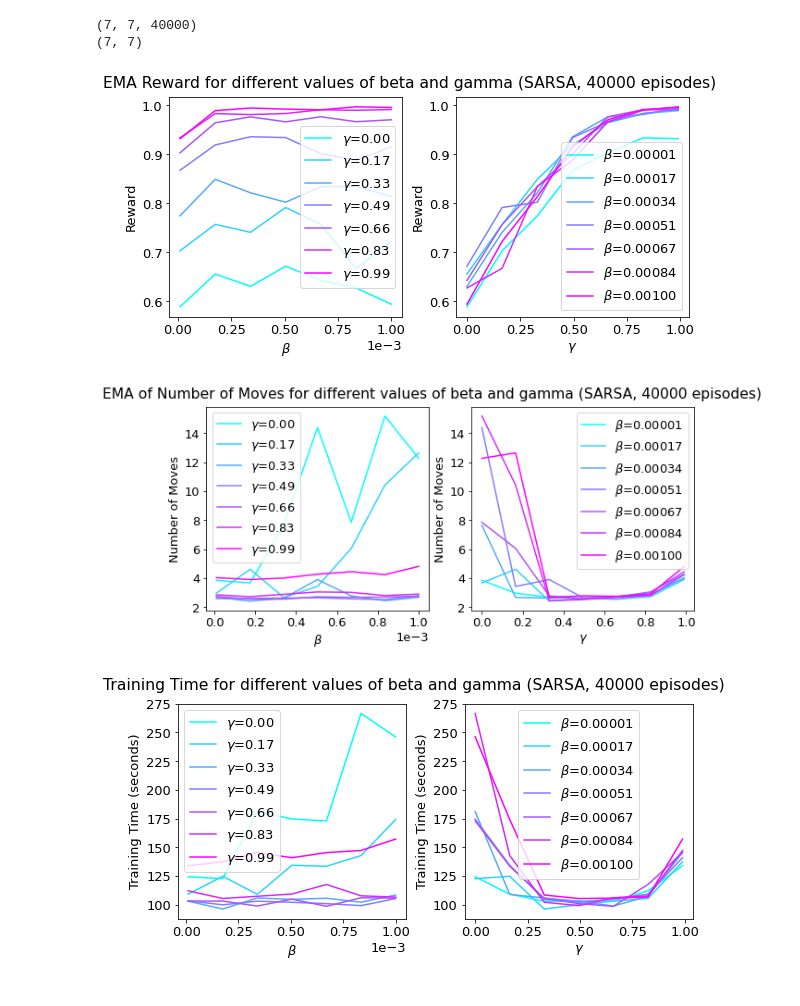
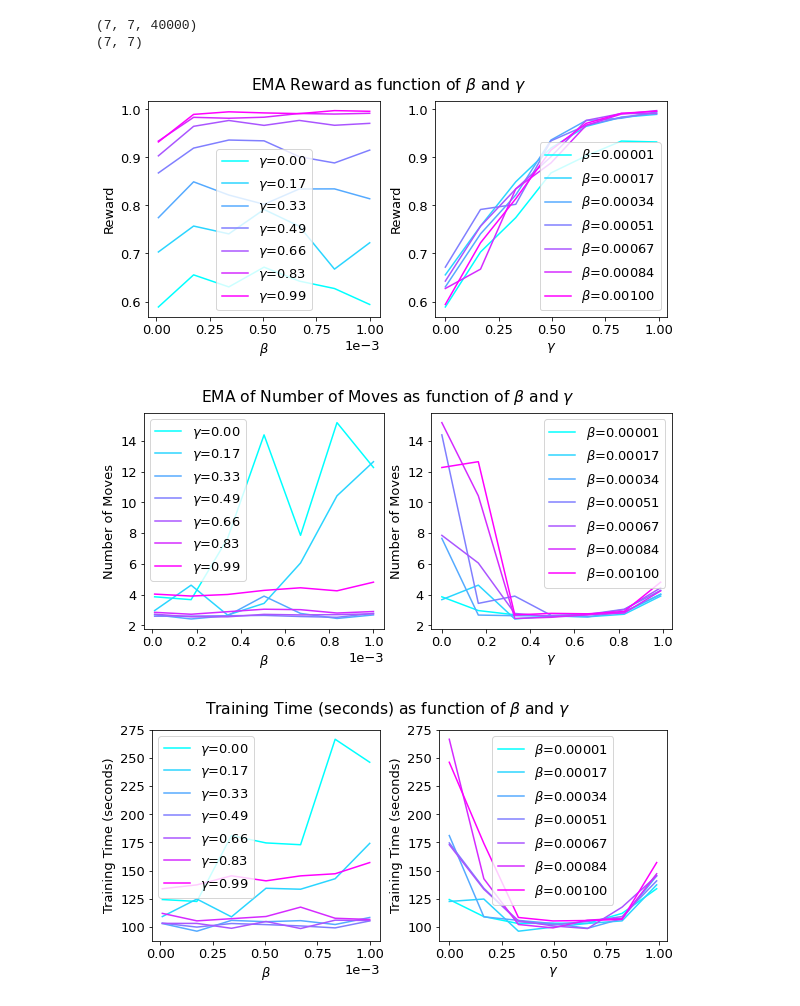
Before and after one commit to TwoDigitsOneNumber/IntroRL_ChessAssignment, a Jupyter notebook: assignment/code/Assignment_Hyperparameter_Influence.ipynb, the cells around one changed output. Cells and saved outputs as stored; diff of their text form; code cells hidden in the pictures.

```diff
--- a/assignment/code/Assignment_Hyperparameter_Influence.ipynb
+++ b/assignment/code/Assignment_Hyperparameter_Influence.ipynb
@@ -240,14 +240,14 @@ def plot_summary(array, y_axis_name, title, prepare=False):
     fig.suptitle(title)
     plt.savefig(f"../figures/{method}_{y_axis_name}.png")
 # %%
-plot_summary(R, "Reward", f"EMA Reward for different values of beta and gamma ({printable_name(method)}, {N_episodes} episodes)", prepare=True)
+plot_summary(R, "Reward", fr"EMA Reward as function of $\beta$ and $\gamma$", prepare=True)
 # %% [output]
-[figure, old version]
+[figure, new version]
 # %%
-plot_summary(N_moves, "Number of Moves", f"EMA of Number of Moves for different values of beta and gamma ({printable_name(method)}, {N_episodes} episodes)", prepare=True)
+plot_summary(N_moves, "Number of Moves", fr"EMA of Number of Moves as function of $\beta$ and $\gamma$", prepare=True)
 # %% [output]
-[figure, old version]
+[figure, new version]
 # %%
-plot_summary(training_times, "Training Time (seconds)", f"Training Time for different values of beta and gamma ({printable_name(method)}, {N_episodes} episodes)", prepare=False)
+plot_summary(training_times, "Training Time (seconds)", fr"Training Time (seconds) as function of $\beta$ and $\gamma$", prepare=False)
 # %% [output]
-[figure, old version]
+[figure, new version]
```
Also changed, not shown: parts of 1 cell of this notebook, 20 other files.
